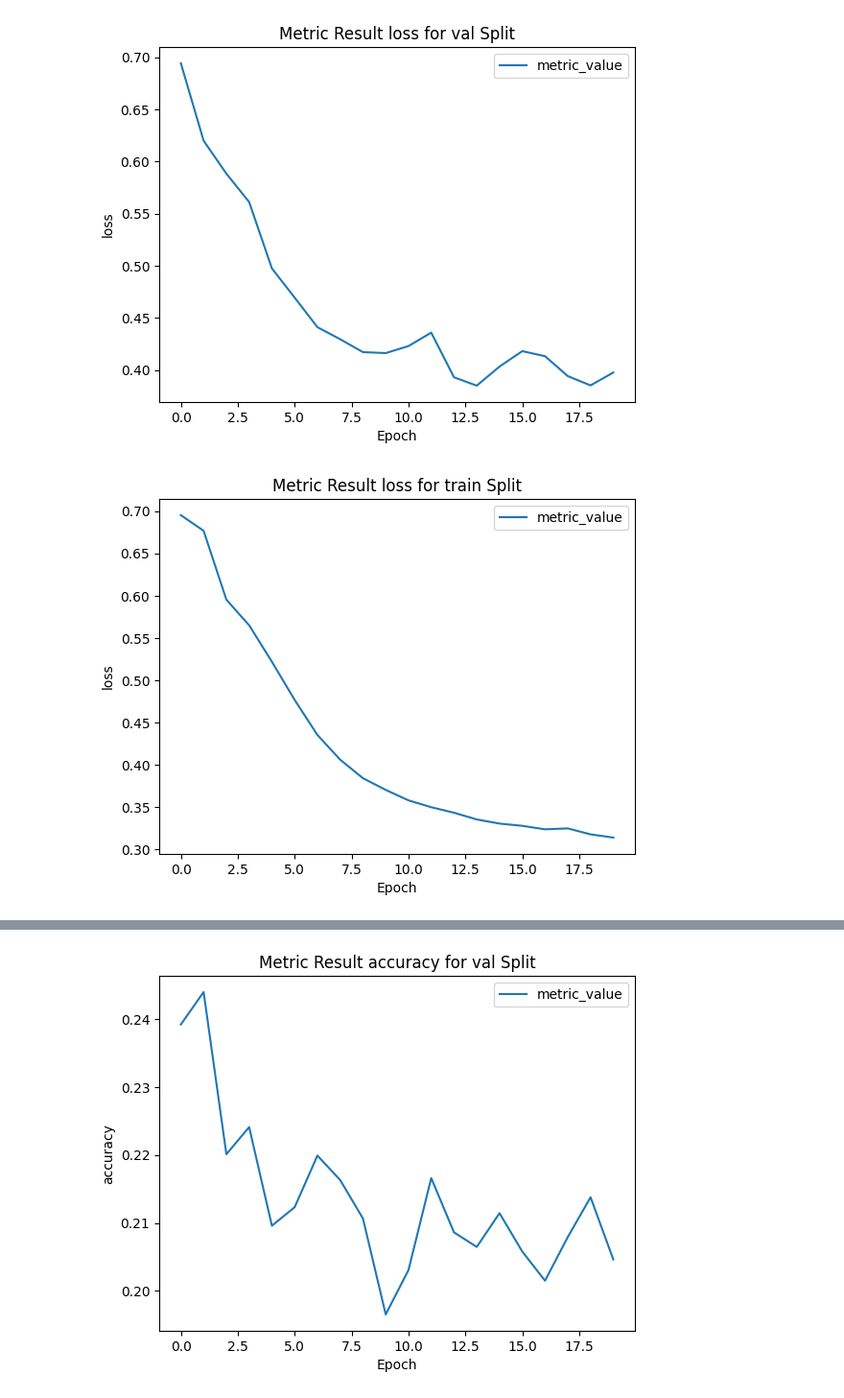
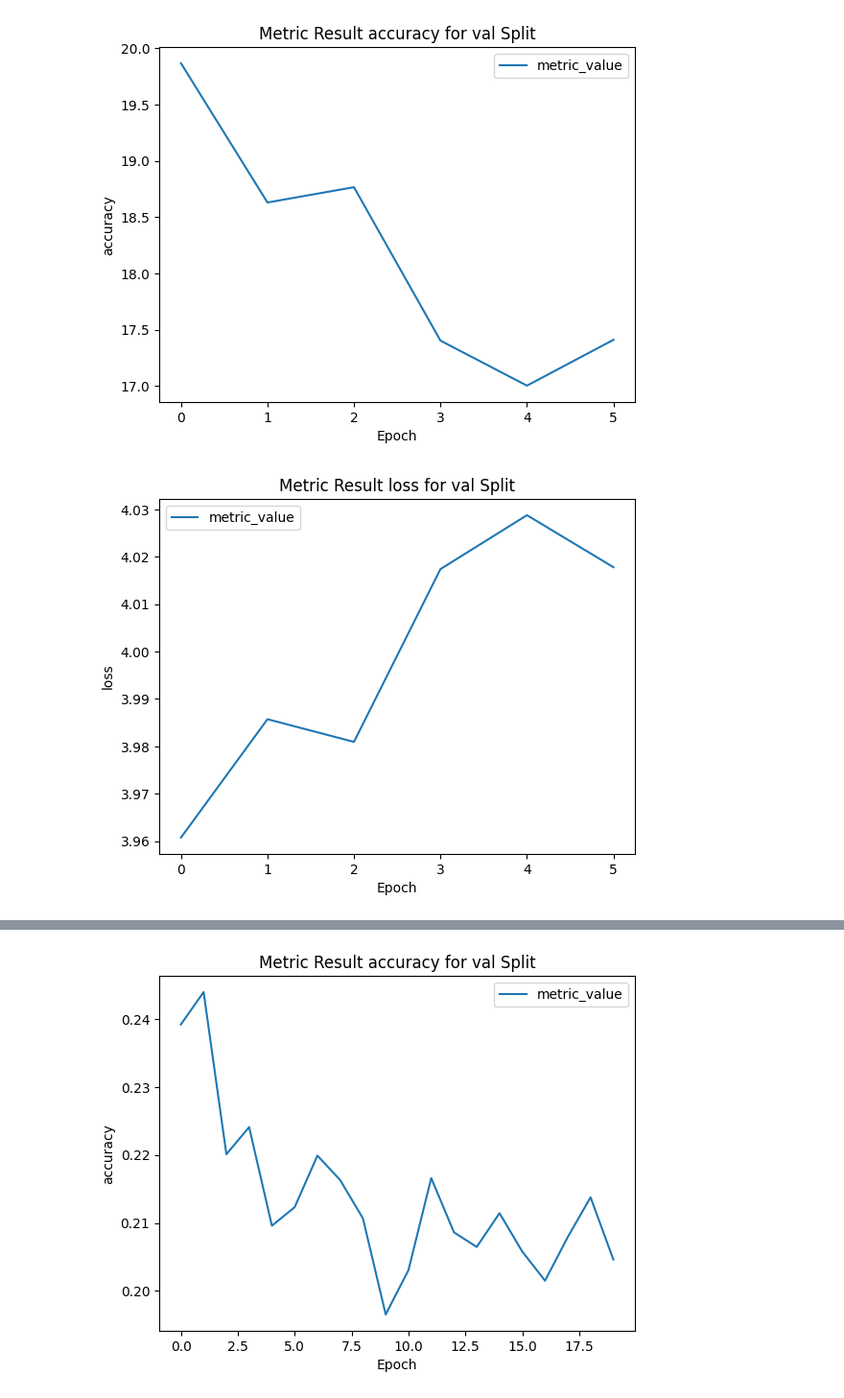
Before and after one commit to Adam-Torek/Renaissance-WAC, a Jupyter notebook: results_viewer.ipynb, the cells around one changed output, grey strips where cells are left out. Shown at 96% size. Cells and saved outputs as stored; diff of their text form; code cells hidden in the pictures.

Commit message:
created WAC embedding accuracy table for easy viewing

```diff
--- a/results_viewer.ipynb
+++ b/results_viewer.ipynb
@@ -4,7 +6,9 @@ import matplotlib.pyplot as plt
 # %%
-itm_results = pd.read_csv("result/wac_itm_twotower_electrasmall_deit_small_seed0_is224_ps16_bs256_pgbs256_ts100000/version_0/eval.csv")
-ref_results = pd.read_csv("result/wac_ref_twotower_electrasmall_deit_small_seed0_is224_ps16_bs256_pgbs256_ts100000/version_0/eval.csv")
-ref_bbox_results = pd.read_csv("result/wac_ref_bbox_twotower_electrasmall_deit_small_seed0_is224_ps16_bs256_pgbs256_ts100000/version_0/eval.csv")
+wac_embedding_results = pd.read_csv("result/eval_ref_twotower_electrasmall_wac_embeddings_ref_seed0_is224_ps16_bs8_pgbs8_ts100000/version_0/eval.csv")
+# %%
+accuracy_result = wac_embedding_results[wac_embedding_results["metric_name"] == "accuracy"]["metric_value"].apply(lambda x: round(x * 100, 3))
+# %%
+wac_embedding_results.loc[wac_embedding_results["metric_name"] == "accuracy",  "metric_value"] = accuracy_result
 # %%
 def plot_test_results(test_df):
     phases = list(test_df["phase"].unique())
@@ -20,5 +39,5 @@ def plot_test_results(test_df):
 # %%
-plot_test_results(itm_results)
+plot_test_results(wac_embedding_results)
 # %% [output]
-[figure, old version]
+[figure, new version]
-[figure, old version]
+[figure, new version]
```
Also changed, not shown: parts of 3 cells of this notebook.
